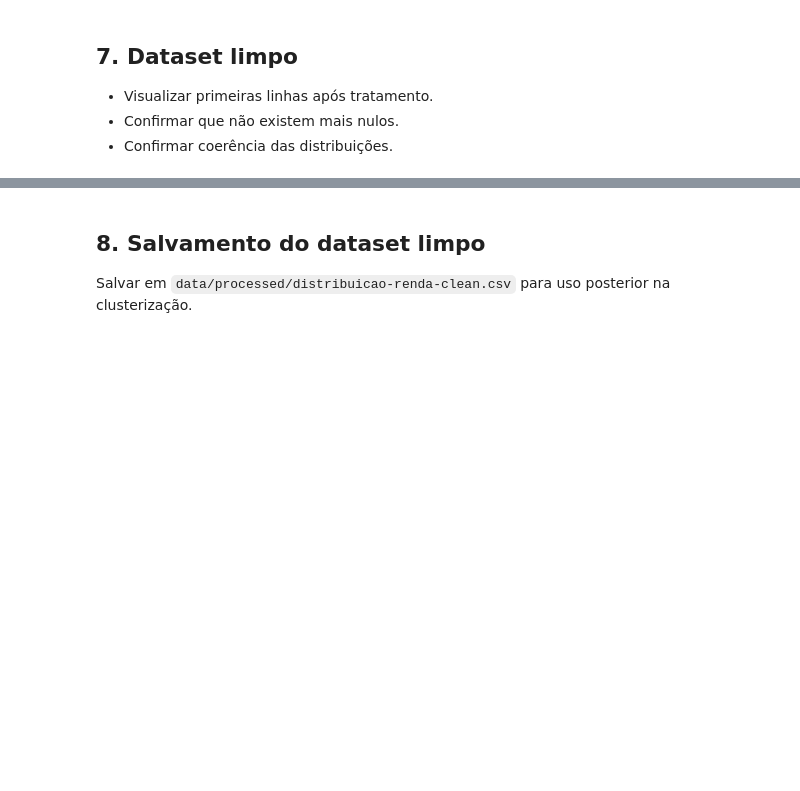
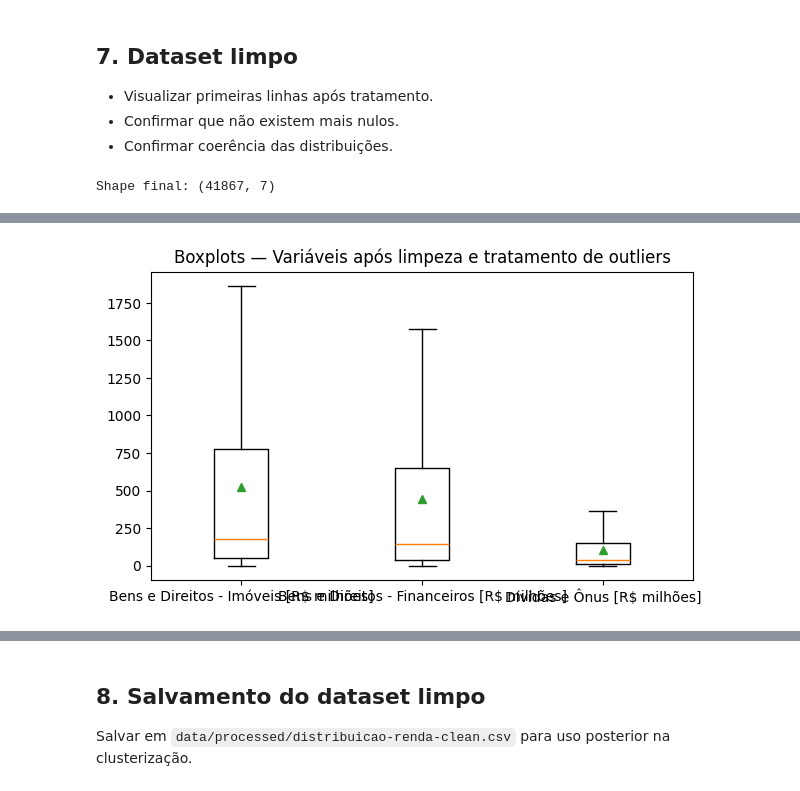
Before and after one commit to iskan228-hub/kmeans-3d-cluster, a Jupyter notebook: notebooks/01_eda_limpeza.ipynb, the cells around one changed output, grey strips where cells are left out. Cells and saved outputs as stored; diff of their text form; code cells hidden in the pictures; blank space fills up the shorter version.

Commit message:
feat(eda): adicionar notebook 01_eda_limpeza com pipeline completo de tratamento

```diff
--- a/notebooks/01_eda_limpeza.ipynb
+++ b/notebooks/01_eda_limpeza.ipynb
@@ -206,3 +313,26 @@ Rendimentos Sujeitos à Tribut. Exclusiva [R$ milhões]
 ## 6. Tratamento de outliers
 - Método escolhido (ex.: IQR, Z-score, winsorização).
 - Justificativa da decisão.
+# %%
+# 6 — Tratamento de outliers com IQR (winsorização)
+
+def iqr_winsorize(series: pd.Series, k=1.5):
+    q1 = series.quantile(0.25)
+    q3 = series.quantile(0.75)
+    iqr = q3 - q1
+    li = q1 - k * iqr
+    ls = q3 + k * iqr
+    capped = series.clip(lower=li, upper=ls)
+    return capped, (float(li), float(ls))
+
+winsor_report = {}
+df_k_w = df_k.copy()
+
+for c in target_cols:
+    before = df_k_w[c].copy()
+    df_k_w[c], (li, ls) = iqr_winsorize(df_k_w[c])
+    changed = (before != df_k_w[c]).sum()
+    winsor_report[c] = {"lim_inferior": li, "lim_superior": ls, "valores_ajustados": int(changed)}
+
+print("Relatório winsorização (IQR):")
+winsor_report
@@ -211,3 +352,23 @@ Rendimentos Sujeitos à Tribut. Exclusiva [R$ milhões]
 - Visualizar primeiras linhas após tratamento.
 - Confirmar que não existem mais nulos.
 - Confirmar coerência das distribuições.
+# %%
+# 7 — Dataset limpo (visualizações básicas pós-limpeza/outliers)
+
+print("Shape final:", df_k_w.shape)
+
+# Visualizar primeiras linhas
+display(df_k_w.head())
+
+# Estatísticas descritivas
+display(df_k_w[target_cols].describe().T)
+
+# Boxplots para confirmar coerência das distribuições
+import matplotlib.pyplot as plt
+
+plt.figure(figsize=(7,4))
+plt.boxplot([df_k_w[c].values for c in target_cols], labels=target_cols, showmeans=True)
+plt.title("Boxplots — Variáveis após limpeza e tratamento de outliers")
+plt.show()
+# %% [output]
+Shape final: (41867, 7)
@@ -213,0 +385 @@ Rendimentos Sujeitos à Tribut. Exclusiva [R$ milhões]
+[figure, added]
```
Also changed, not shown: parts of 9 cells of this notebook.
